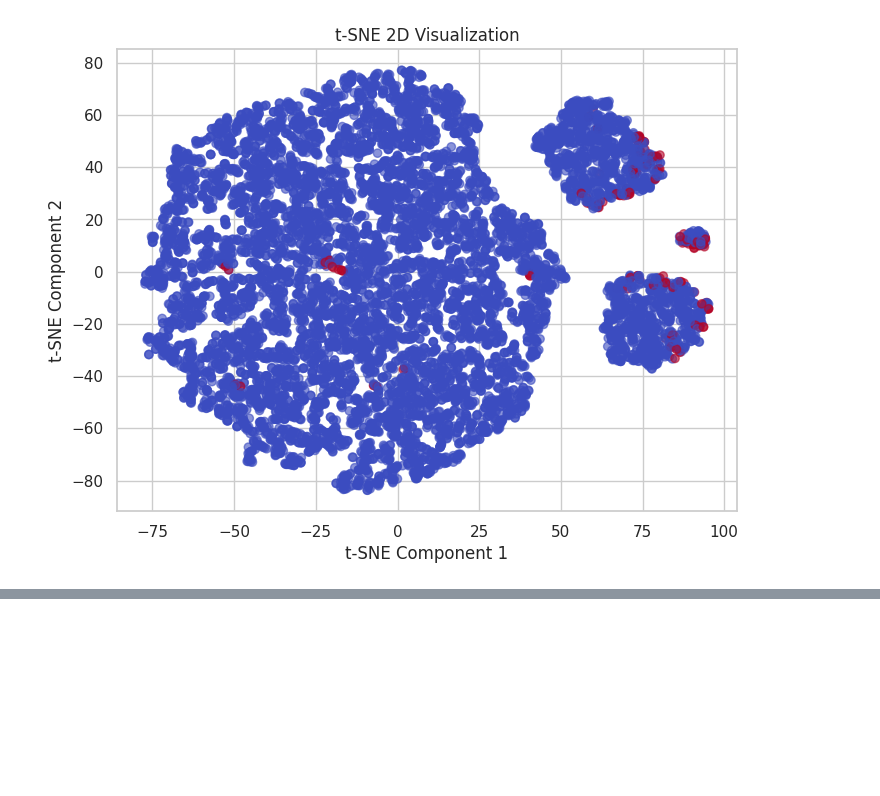
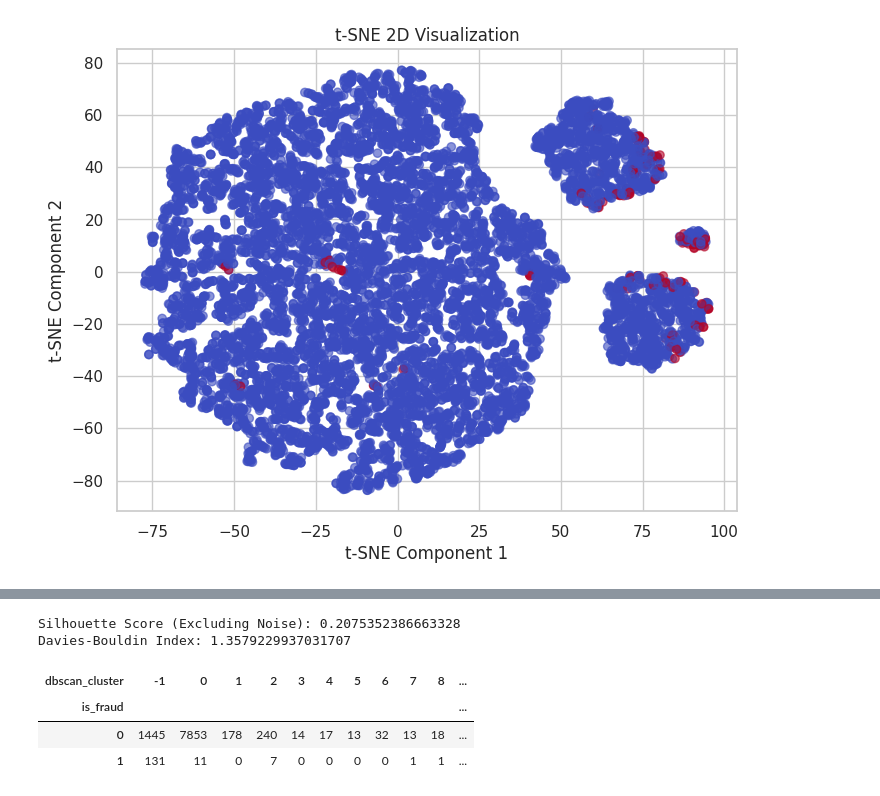
Before and after one commit to YamenObeidat/Activity-3--DBSCAN-PCA, a Jupyter notebook: final_project_2.ipynb, the cells around one changed output, grey strips where cells are left out. Drawn from its saved outputs; the diff is of its cells as text; code cells hidden in the pictures; blank space fills up the shorter version.

```diff
--- a/final_project_2.ipynb
+++ b/final_project_2.ipynb
@@ -201,0 +245,16 @@ fig.savefig('tsne_visualization.png')
+# %%
+mask = db_clusters != -1
+if len(set(db_clusters[mask])) > 1:
+    s_score = silhouette_score(X_pca[mask], db_clusters[mask])
+    db_index = davies_bouldin_score(X_pca[mask], db_clusters[mask])
+    print(f"Silhouette Score (Excluding Noise): {s_score}")
+    print(f"Davies-Bouldin Index: {db_index}")
+
+pd.crosstab(df_cleaned['is_fraud'], df_cleaned['dbscan_cluster'])
+# %% [output]
+Silhouette Score (Excluding Noise): 0.2075352386663328
+Davies-Bouldin Index: 1.3579229937031707
+| dbscan_cluster | -1 | 0 | 1 | 2 | 3 | 4 | 5 | 6 | 7 | 8 | ... |
+| is_fraud |  |  |  |  |  |  |  |  |  |  | ... |
+| 0 | 1445 | 7853 | 178 | 240 | 14 | 17 | 13 | 32 | 13 | 18 | ... |
+| 1 | 131 | 11 | 0 | 7 | 0 | 0 | 0 | 0 | 1 | 1 | ... |
```
Also changed, not shown: parts of 3 cells of this notebook.
